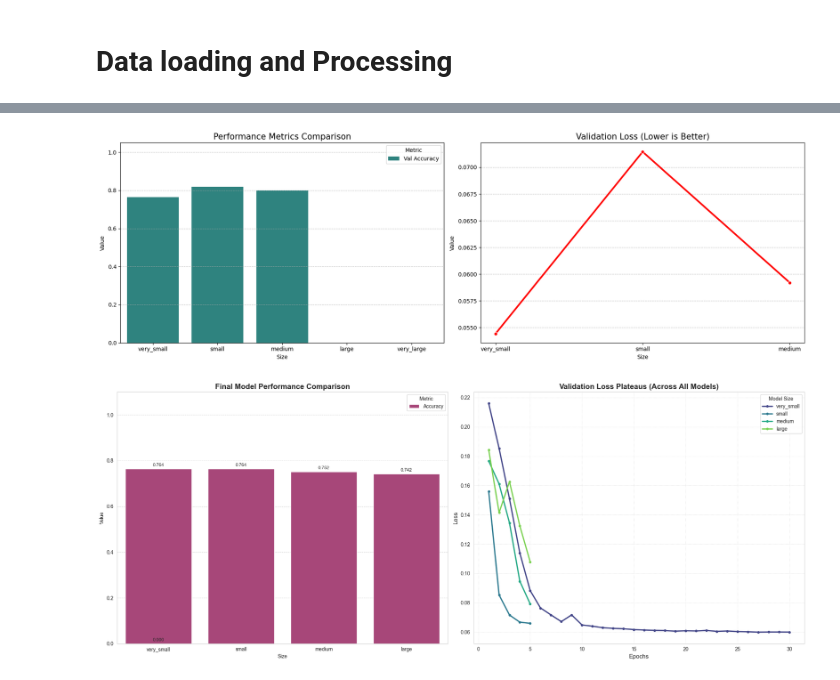
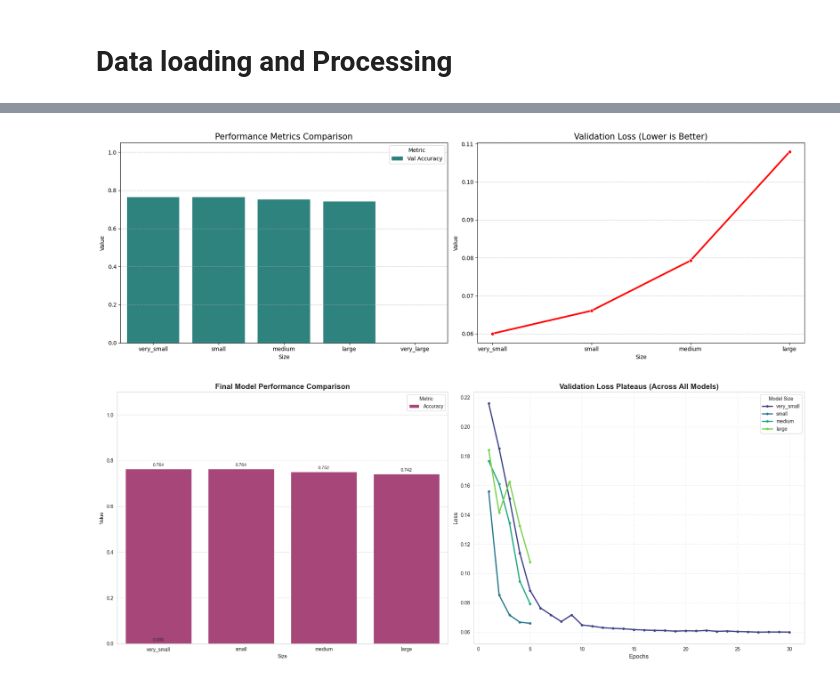
Before and after one commit to JaadTaymani/PHAS0056, a Jupyter notebook: D_Ternary.ipynb, the cells around one changed output, grey strips where cells are left out. Drawn from its saved outputs; the diff is of its cells as text; code cells hidden in the pictures.

```diff
--- a/D_Ternary.ipynb
+++ b/D_Ternary.ipynb
@@ -175,15 +166,13 @@ def load_and_preprocess(path, label):
 # %%
-# 1. Training Dataset - Use 'train_p' and 'train_l'
 train_ds = (
-    tf.data.Dataset.from_tensor_slices((train_p, train_l))
-    .shuffle(len(train_p), seed=Random_seed)
+    tf.data.Dataset.from_tensor_slices((tr_p, tr_l))
+    .shuffle(len(tr_p), seed=Random_seed)
     .map(load_and_preprocess, num_parallel_calls=tf.data.AUTOTUNE)
     .map(augment, num_parallel_calls=tf.data.AUTOTUNE)
     .batch(Batch)
     .prefetch(tf.data.AUTOTUNE)
 )
 
-# 2. Validation Dataset - (val_p and val_l are usually correct)
 val_ds = (
     tf.data.Dataset.from_tensor_slices((val_p, val_l))
     .map(load_and_preprocess, num_parallel_calls=tf.data.AUTOTUNE)
@@ -193,9 +182,8 @@ val_ds = (
     .prefetch(tf.data.AUTOTUNE)
 )
 
-# 3. Test Dataset - Use 'test_p' and 'test_l' (Fixed te_p -> test_p)
 test_ds = (
-    tf.data.Dataset.from_tensor_slices((test_p, test_l))
+    tf.data.Dataset.from_tensor_slices((te_p, te_l))
     .map(load_and_preprocess, num_parallel_calls=tf.data.AUTOTUNE)
     .map(normalize, num_parallel_calls=tf.data.AUTOTUNE)
     .batch(Batch)
@@ -203,12 +191,10 @@ test_ds = (
     .prefetch(tf.data.AUTOTUNE)
 )
 
-# 4. Raw Dataset for Weights - Use 'train_p' and 'train_l' (Fixed tr_p -> train_p)
+# For class weights, build a plain dataset from tr_p/tr_l (no augment)
 train_raw_for_weights = (
-    tf.data.Dataset.from_tensor_slices((train_p, train_l))
+    tf.data.Dataset.from_tensor_slices((tr_p, tr_l))
     .map(load_and_preprocess, num_parallel_calls=tf.data.AUTOTUNE)
 )
-
-# Calculate weights
 class_weights = compute_class_weights_Tri(train_raw_for_weights)
 # %% [output]
@@ -220,17 +206,24 @@ model = keras.models.Sequential([
     keras.layers.Conv2D(8, 3, activation='relu', padding='same'),
     keras.layers.Conv2D(8, 3, activation='relu', padding='same'),
     keras.layers.MaxPooling2D(),
-    keras.layers.Dropout(0.1),
+    keras.layers.Dropout(0.2),
 
+    keras.layers.Conv2D(16, 3, activation='relu', padding='same'),
     keras.layers.Conv2D(16, 3, activation='relu', padding='same'),
     keras.layers.MaxPooling2D(),
     keras.layers.Dropout(0.2),
+
+    keras.layers.Conv2D(32, 3, activation='relu', padding='same'),
+    keras.layers.Conv2D(32, 3, activation='relu', padding='same'),
+    keras.layers.MaxPooling2D(),
+    keras.layers.Dropout(0.3),
+
+    keras.layers.Conv2D(64, 3, activation='relu', padding='same'),
     keras.layers.GlobalAveragePooling2D(),
 
-    keras.layers.Dense(8, activation='relu'),
-    keras.layers.Dropout(0.1),
+    keras.layers.Dense(16, activation='relu'),
+    keras.layers.Dropout(0.2),
     keras.layers.Dense(3, activation='softmax')
-
 ])
 
 
@@ -446,7 +470,7 @@ my_callbacks = [
 
 # Run the test
 all_results = {}
-for model_size in ['very_small', 'small', 'medium']:
+for model_size in ['very_small', 'small', 'medium', 'large']:
     all_results[model_size] = run_experiment(model_size, focal_loss, class_weights, my_callbacks)
 # %% [output]
 --- TESTING VERY_SMALL ---
@@ -574,35 +610,35 @@ def plot_model_comparison(results_dict):
         if 'val_precision' in h:
             row['Val Precision'] = h['val_precision'][best_epoch]
             row['Val Recall'] = h['val_recall'][best_epoch]
 
         data.append(row)
 
     # --- Rest of your plotting code stays the same ---
     df = pd.DataFrame(data)
-    order = ['very_small', 'small', 'medium']
+    order = ['very_small', 'small', 'medium', 'large', 'very_large']
     df['Size'] = pd.Categorical(df['Size'], categories=order, ordered=True)
     df = df.sort_values('Size')
 
     df_melted = df.melt(id_vars='Size', var_name='Metric', value_name='Value')
     df_metrics = df_melted[df_melted['Metric'] != 'Val Loss']
     df_loss = df_melted[df_melted['Metric'] == 'Val Loss']
 
     fig, (ax1, ax2) = plt.subplots(1, 2, figsize=(18, 6))
     sns.barplot(data=df_metrics, x='Size', y='Value', hue='Metric', ax=ax1, palette='viridis')
     ax1.set_title('Performance Metrics Comparison', fontsize=15)
     ax1.set_ylim(0, 1.05)
     ax1.grid(axis='y', linestyle='--', alpha=0.7)
 
     sns.lineplot(data=df_loss, x='Size', y='Value', marker='o', ax=ax2, color='red', linewidth=3)
     ax2.set_title('Validation Loss (Lower is Better)', fontsize=15)
     ax2.grid(axis='y', linestyle='--', alpha=0.7)
 
     plt.tight_layout()
     plt.show()
 # To run it:
 plot_model_comparison(all_results)
 # %% [output]
-[figure, old version]
+[figure, new version]
 # %%
 import pandas as pd
 import seaborn as sns
```
Also changed, not shown: parts of 13 cells of this notebook, 3 other files.
